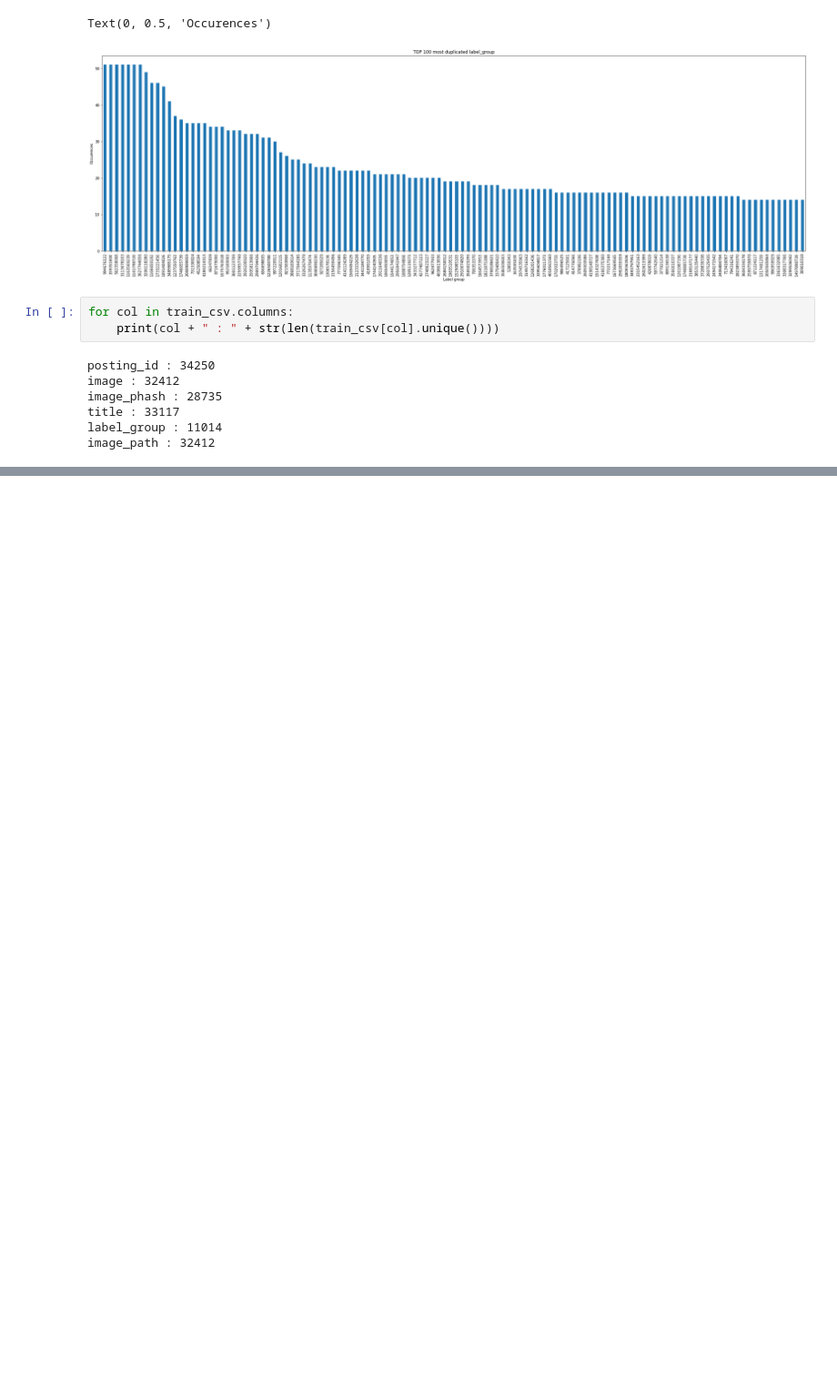
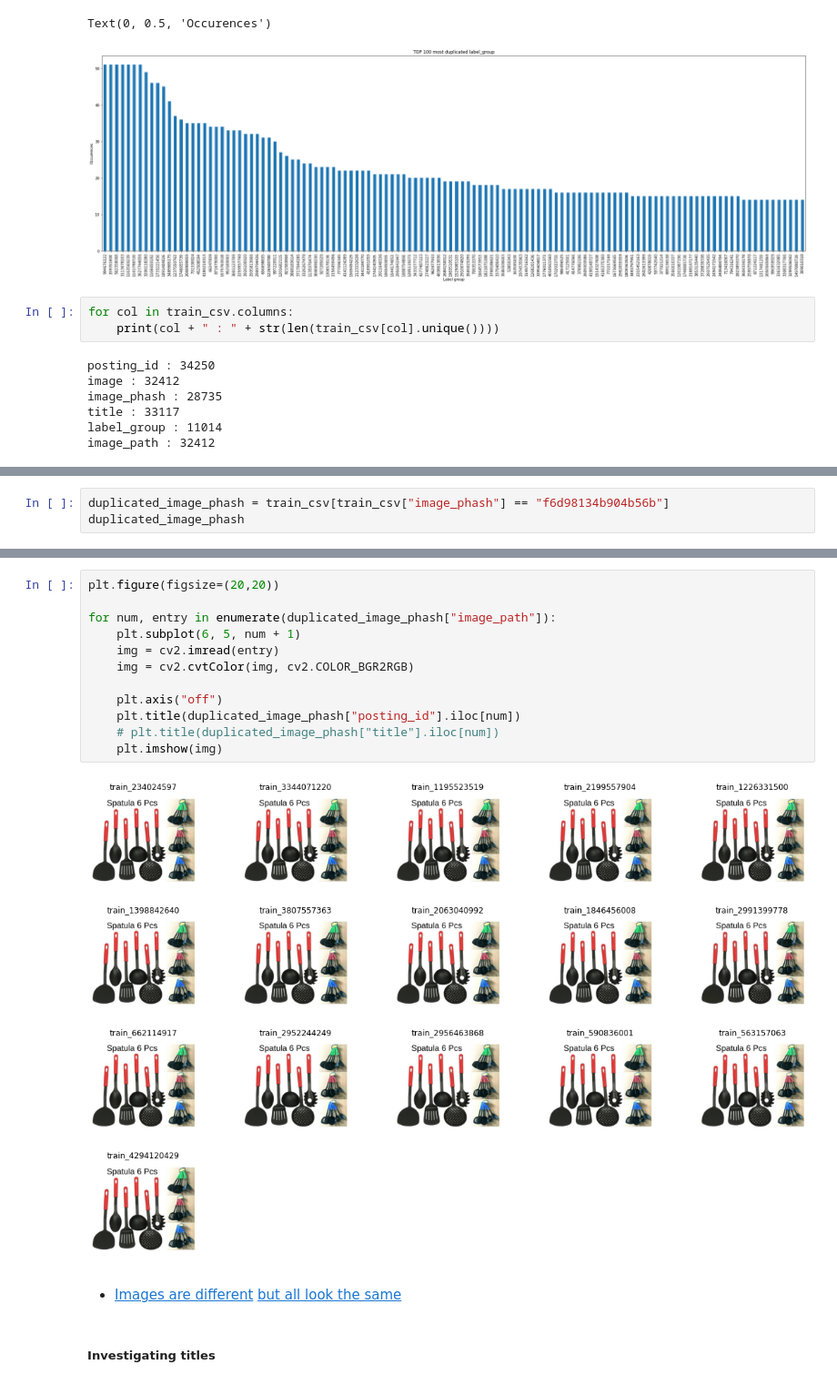
Before and after one commit to tangani/Shopee-Price-Match-Guarantee, a Jupyter notebook: Shopee_Price_Match_Guarantee.ipynb, the cells around one changed output, grey strips where cells are left out. Shown at 91% size. Saved outputs shown, nothing was run; the diff lists cells and outputs as text; blank space fills up the shorter version.

```diff
--- a/Shopee_Price_Match_Guarantee.ipynb
+++ b/Shopee_Price_Match_Guarantee.ipynb
@@ -153,0 +262,3 @@ for x in range(random_label_group.shape[0]):
+# %%
+duplicated_image_phash = train_csv[train_csv["image_phash"] == "f6d98134b904b56b"]
+duplicated_image_phash
@@ -153,0 +289,18 @@ for x in range(random_label_group.shape[0]):
+# %%
+plt.figure(figsize=(20,20))
+
+for num, entry in enumerate(duplicated_image_phash["image_path"]):
+    plt.subplot(6, 5, num + 1)
+    img = cv2.imread(entry)
+    img = cv2.cvtColor(img, cv2.COLOR_BGR2RGB)
+
+    plt.axis("off")
+    plt.title(duplicated_image_phash["posting_id"].iloc[num])
+    # plt.title(duplicated_image_phash["title"].iloc[num])
+    plt.imshow(img)
+# %% [output]
+[figure, added]
+# %% [markdown]
+* [Images are different](https://en.wikipedia.org/wiki/Perceptual_hashing) [but all look the same](https://people.cs.umass.edu/~liberato/courses/2020-spring-compsci590k/lectures/09-perceptual-hashing/)
+# %% [markdown]
+##### Investigating titles
```
Also changed, not shown: parts of 28 cells of this notebook.
